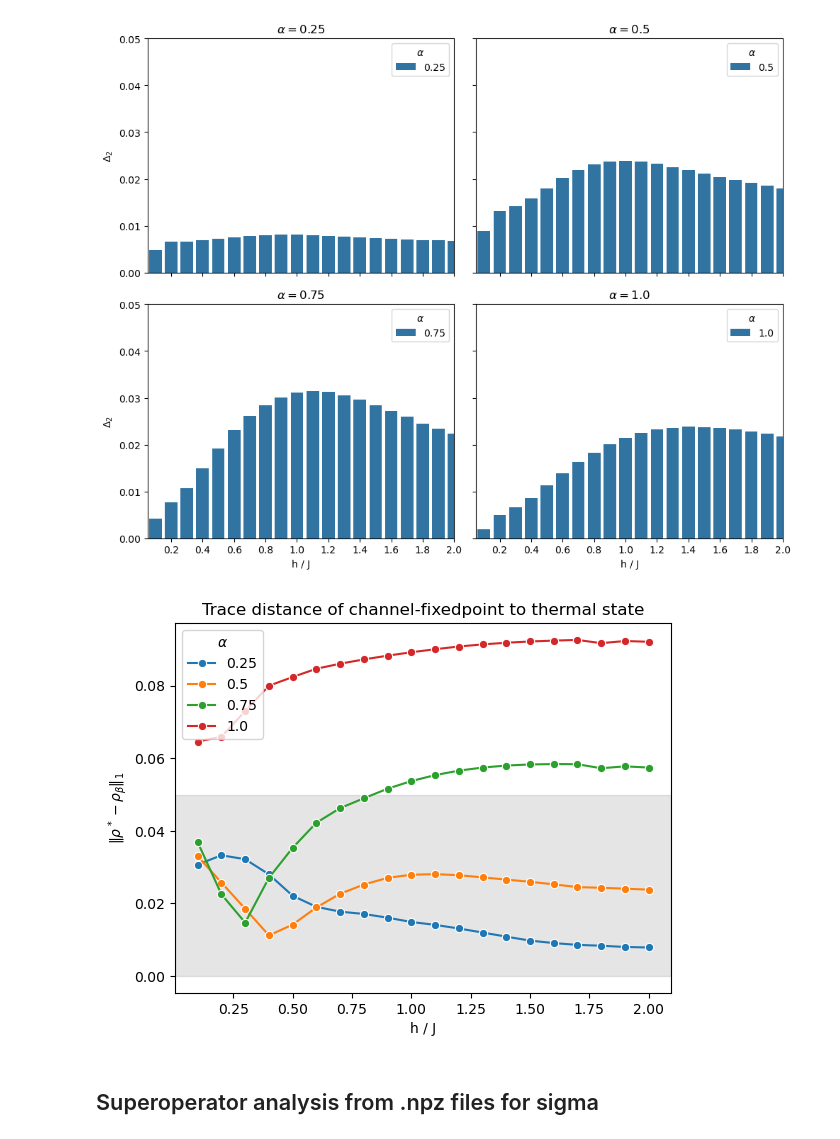
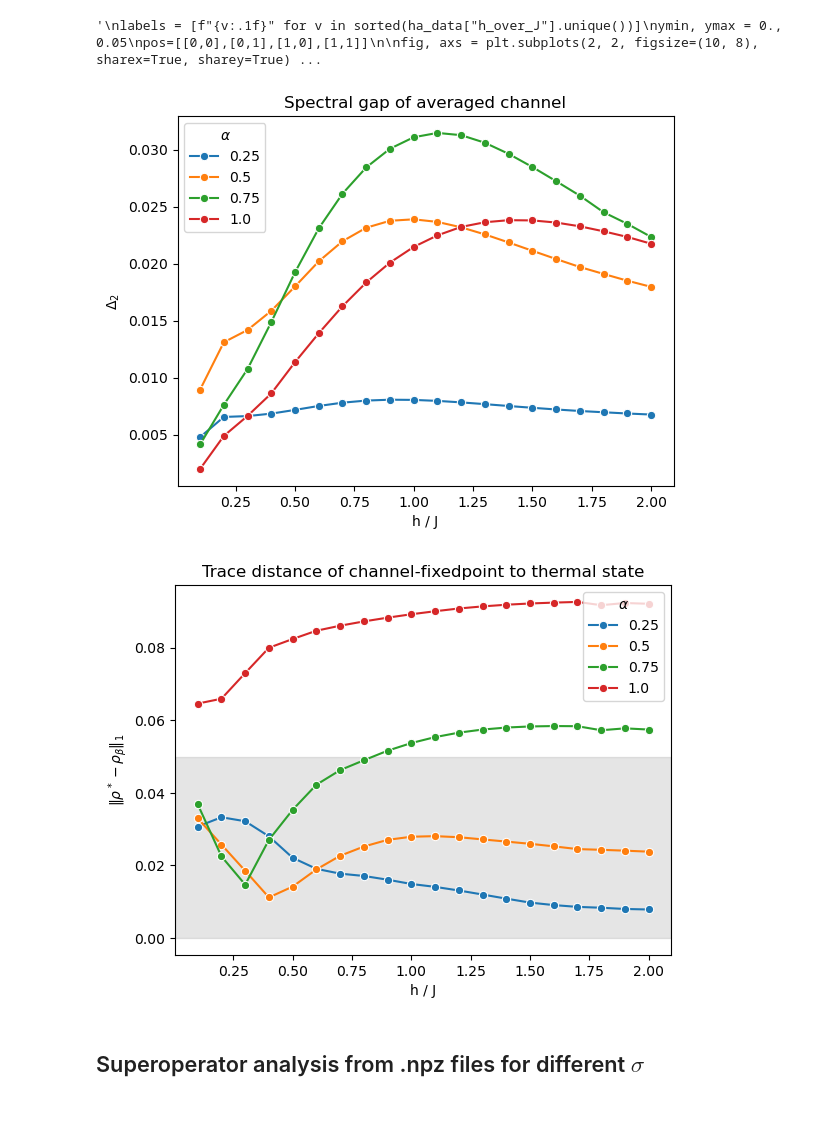
Before and after one commit to gabrielmaresch/groundstate_prep, a Jupyter notebook: sweep_analysis.ipynb, the cells around one changed output. Saved outputs shown, nothing was run; the diff lists cells and outputs as text; code cells hidden in the pictures; blank space fills up the shorter version.

Commit message:
add sweeps and plots

```diff
--- a/sweep_analysis.ipynb
+++ b/sweep_analysis.ipynb
@@ -1 +13,10 @@
+# %%
+# (npz-number, alpha)
+
+file_numbers = [(11, .25),
+                (12, .50),
+                (13, .75),
+                (14, 1.)]
+
+suffix = '_normalized'
 # %%
@@ -151,29 +84,43 @@ ax.figure.savefig("docu/gap"+suffix+".png", dpi=300, bbox_inches="tight")
 # %%
+#ax = sns.barplot(data=ha_data, x="h_over_J", y="Delta2", hue="alpha", dodge=True, palette="tab10")
+ax = sns.lineplot(data=ha_data, x="h_over_J", y="Delta2", hue="alpha", marker="o", palette="tab10")
+
+ax.set_xlabel("h / J")
+ax.set_ylabel(rf"$\Delta_2$")
+
+ax.set_title("Spectral gap of averaged channel")
+plt.legend(title=rf"$\alpha$")
+plt.grid(True)
+ax.figure.savefig("docu/gap"+suffix+".png", dpi=300, bbox_inches="tight")
+
+'''
 labels = [f"{v:.1f}" for v in sorted(ha_data["h_over_J"].unique())]
 ymin, ymax = 0., 0.05
 pos=[[0,0],[0,1],[1,0],[1,1]]
 
 fig, axs = plt.subplots(2, 2, figsize=(10, 8), sharex=True, sharey=True)
 
 
-for i, alpha in enumerate(ha_data["alpha"].unique()):
+for i, sigma in enumerate(ha_data["alpha"].unique()):
     ax = axs[pos[i][0], pos[i][1]]
-    subset = ha_data[ha_data["alpha"] == alpha].sort_values("h_over_J")
+    subset = ha_data[ha_data["alpha"] == sigma].sort_values("h_over_J")
 
     sns.barplot(data=subset, x="h_over_J", y="Delta2", hue="alpha", dodge=True, palette="tab10", ax=ax)
 
-    ax.set_title(rf"$\alpha = {alpha}$")
+    ax.set_title(rf"$\alpha = {sigma}$")
     ax.set_xlabel("h / J")
     ax.set_ylabel(r"$\Delta_2$")
     ax.legend(title=r"$\alpha$")
     ax.set_ylim(ymin, ymax)
 
     ax.set_xticks(ticks[1::2])
     ax.set_xticklabels(labels[1::2])
     plt.tight_layout()
 plt.show()
+'''
 # %% [output]
+'\nlabels = [f"{v:.1f}" for v in sorted(ha_data["h_over_J"].unique())]\nymin, ymax = 0., 0.05\npos=[[0,0],[0,1],[1,0],[1,1]]\n\nfig, axs = plt.subplots(2, 2, figsize=(10, 8), sharex=True, sharey=True) ...
-[figure, old version]
+[figure, new version]
 # %%
 #ax = sns.barplot(data=ha_data, x="h_over_J", y="trace_distance", hue="alpha", dodge=True, palette="tab10")
 ax = sns.lineplot(data=ha_data, x="h_over_J", y="trace_distance", hue="alpha", marker="o", palette="tab10")
@@ -190,9 +137,10 @@ labels = [f"{v:.1f}" for v in sorted(ha_data["h_over_J"].unique())]
 ax.set_xlabel("h / J")
 ax.set_ylabel(rf"$\|\rho^*-\rho_{{\beta}}\|_1$")
 ax.set_title("Trace distance of channel-fixedpoint to thermal state")
-plt.legend(title=rf"$\alpha$")
+plt.legend(title=rf"$\alpha$", loc=1)
+ax.grid(True, axis="y", which="both")
 ax.figure.savefig("docu/distance_to_gibbs"+suffix+".png", dpi=300, bbox_inches="tight")
 # %% [output]
-[figure, old version]
+[figure, new version]
 # %% [markdown]
-## Superoperator analysis from .npz files for sigma
+## Superoperator analysis from .npz files for different $\sigma$
```
Also changed, not shown: parts of 10 cells of this notebook, 13 other files.
